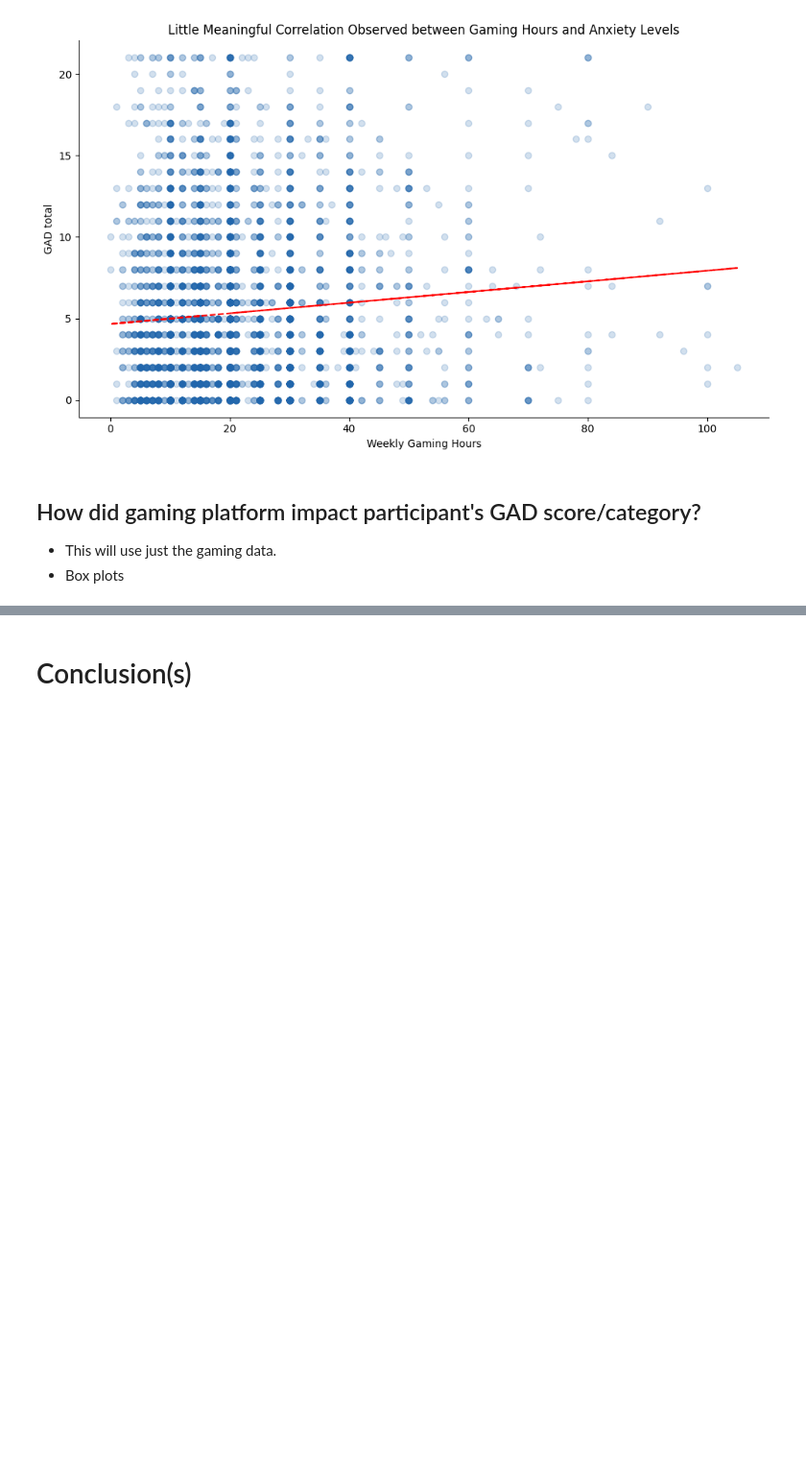
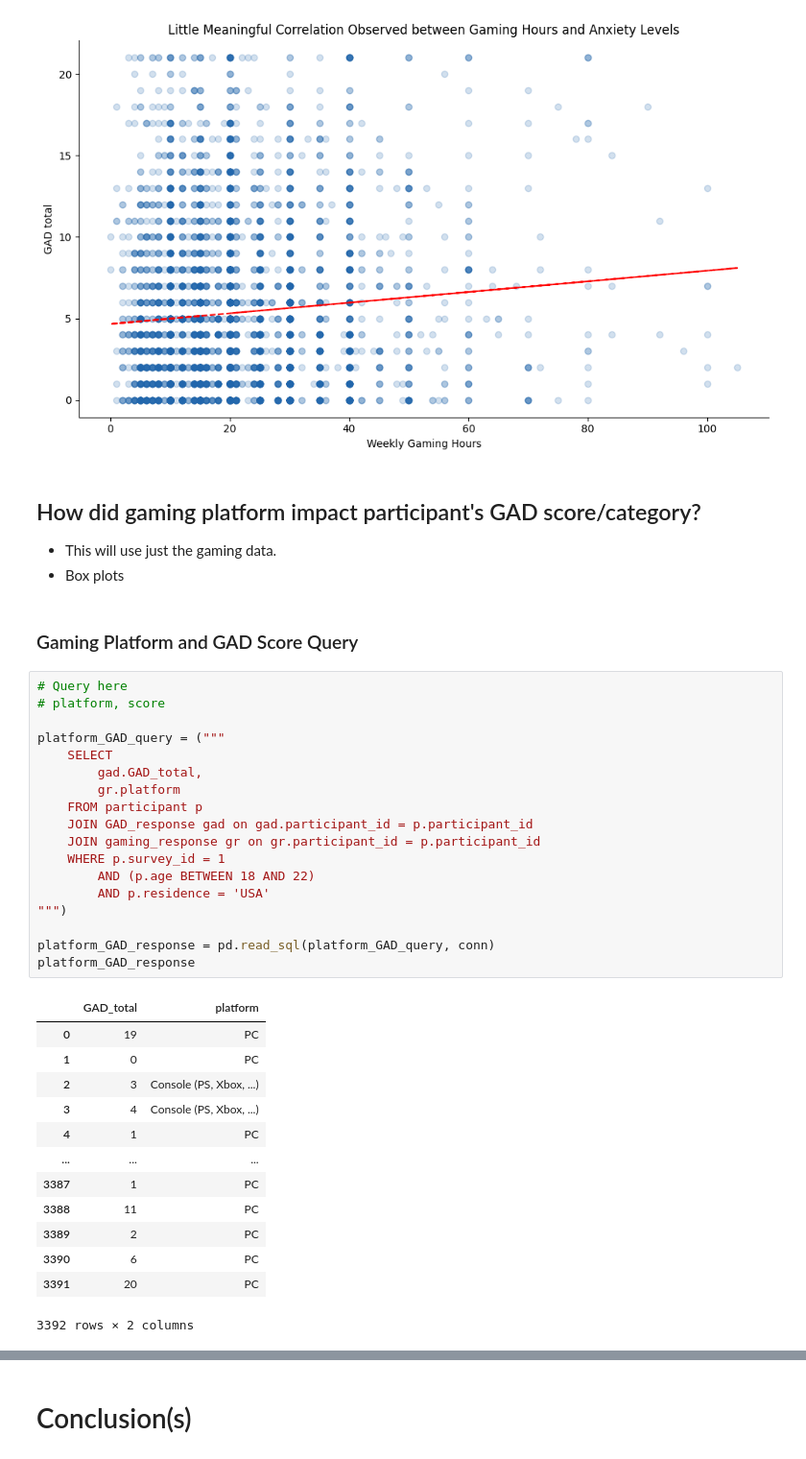
Before and after one commit to amallred/gaming-mental-health-analysis, a Jupyter notebook: notebooks/final_analysis.ipynb, the cells around one changed output, grey strips where cells are left out. Shown at 96% size. Drawn from its saved outputs; the diff is of its cells as text; blank space fills up the shorter version.

```diff
--- a/notebooks/final_analysis.ipynb
+++ b/notebooks/final_analysis.ipynb
@@ -340,3 +340,37 @@ plt.show()
 ## How did gaming platform impact participant's GAD score/category?
 - This will use just the gaming data.
 - Box plots
+# %% [markdown]
+### Gaming Platform and GAD Score Query
+# %%
+# Query here
+# platform, score
+
+platform_GAD_query = ("""
+    SELECT
+        gad.GAD_total,
+        gr.platform
+    FROM participant p
+    JOIN GAD_response gad on gad.participant_id = p.participant_id
+    JOIN gaming_response gr on gr.participant_id = p.participant_id
+    WHERE p.survey_id = 1
+        AND (p.age BETWEEN 18 AND 22)
+        AND p.residence = 'USA'
+""")
+
+platform_GAD_response = pd.read_sql(platform_GAD_query, conn)
+platform_GAD_response
+# %% [output]
+|  | GAD_total | platform |
+| 0 | 19 | PC |
+| 1 | 0 | PC |
+| 2 | 3 | Console (PS, Xbox, ...) |
+| 3 | 4 | Console (PS, Xbox, ...) |
+| 4 | 1 | PC |
+| ... | ... | ... |
+| 3387 | 1 | PC |
+| 3388 | 11 | PC |
+| 3389 | 2 | PC |
+| 3390 | 6 | PC |
+| 3391 | 20 | PC |
+3392 rows × 2 columns
```
Also changed, not shown: parts of 4 cells of this notebook, 1 other file.
